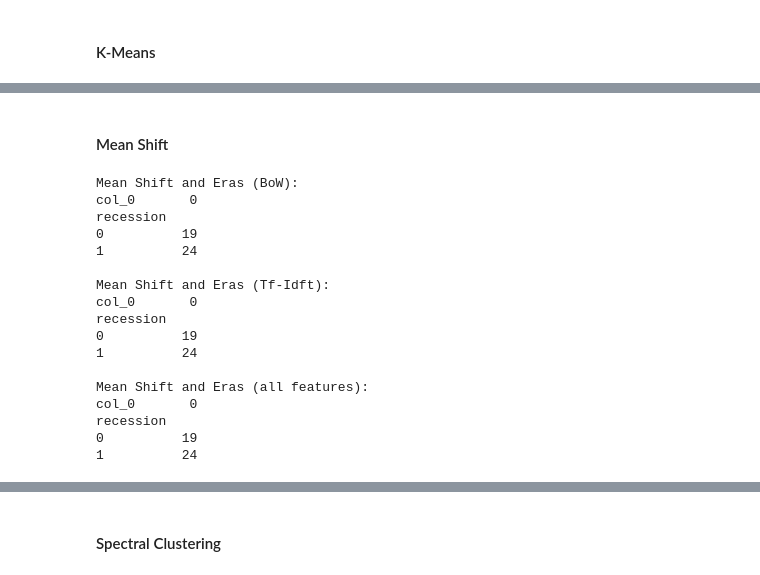
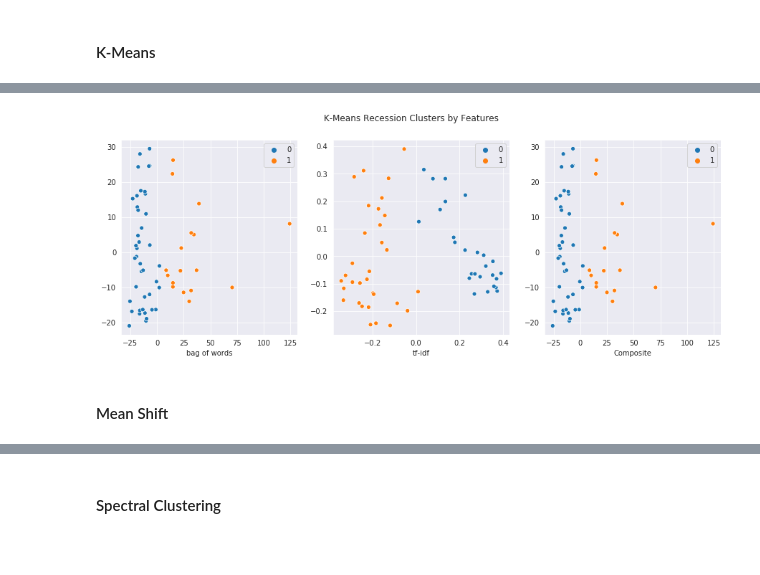
Before and after one commit to aarondelgiudice/thinkful, a Jupyter notebook: unit_4/capstone/4_5b_model_selection.ipynb, the cells around one changed output, grey strips where cells are left out. Saved outputs shown, nothing was run; the diff lists cells and outputs as text; code cells hidden in the pictures; blank space fills up the shorter version.

```diff
--- a/unit_4/capstone/4_5b_model_selection.ipynb
+++ b/unit_4/capstone/4_5b_model_selection.ipynb
@@ -223,0 +246,17 @@ plt.show()
+# %%
+data_labels = kmeans.fit(Data).labels_
+
+cluster_desc = cluster_desc.append(pd.DataFrame([["recession", "composite", "kmeans"]],
+                                                columns=["target", "features", "model"]),
+                                   ignore_index=True)
+
+print("Target: {}\nFeatures: {}\nModel: {}\n".format(
+    cluster_desc["target"].iloc[-1],
+    cluster_desc["features"].iloc[-1],
+    cluster_desc["model"].iloc[-1]))
+
+cluster_score = cluster_score.append(unsupervised_clf(kmeans,
+                                                      Data,
+                                                      df_prez['recession'],
+                                                      stratify=df_prez['recession']),
+                                     ignore_index=True)
@@ -224,2 +276,19 @@ plt.show()
+# %%
+# plot recession target variable
+fig, axes = plt.subplots(1, 3, figsize=(15,5))
+
+sns.scatterplot(bow_2D[:,0], bow_2D[:,1], hue=bow_labels, ax=axes[0])
+axes[0].set_xlabel("bag of words")
+
+sns.scatterplot(tfidf_2D[:,0], tfidf_2D[:,1], hue=tfidf_labels, ax=axes[1])
+axes[1].set_xlabel("tf-idf")
+
+sns.scatterplot(data_2D[:,0], data_2D[:,1], hue=data_labels, ax=axes[2])
+axes[2].set_xlabel("Composite")
+
+fig.suptitle("K-Means Recession Clusters by Features")
+plt.show;
+# %% [output]
+[figure, added]
 # %% [markdown]
 #### Mean Shift
@@ -228,35 +294,0 @@ from sklearn.cluster import MeanShift, estimate_bandwidth
-# %%
-# fit model using BoW features
-bandwidth_bow = estimate_bandwidth(X_train_bow, quantile=0.3)
-ms_pred_bow = MeanShift(bandwidth=bandwidth_bow, bin_seeding=True).fit_predict(X_train_bow)
-# fit model using Tf-Idf features
-bandwidth_tfidf = estimate_bandwidth(X_train_tfidf, quantile=0.3)
-ms_pred_tfidf = MeanShift(bandwidth=bandwidth_tfidf, bin_seeding=True).fit_predict(X_train_tfidf)
-# fit model using all features
-bandwidth = estimate_bandwidth(X_train, quantile=0.3)
-ms_pred = MeanShift(bandwidth=bandwidth, bin_seeding=True).fit_predict(X_train)
-#
-print('Mean Shift and Eras (BoW):')
-print(pd.crosstab(y_train_bow, ms_pred_bow))
-print('\nMean Shift and Eras (Tf-Idft):')
-print(pd.crosstab(y_train_tfidf, ms_pred_tfidf))
-print('\nMean Shift and Eras (all features):')
-print(pd.crosstab(y_train, ms_pred))
-# %% [output]
-Mean Shift and Eras (BoW):
-col_0       0
-recession
-0          19
-1          24
-
-Mean Shift and Eras (Tf-Idft):
-col_0       0
-recession
-0          19
-1          24
-
-Mean Shift and Eras (all features):
-col_0       0
-recession
-0          19
-1          24
```
Also changed, not shown: parts of 98 cells of this notebook.
